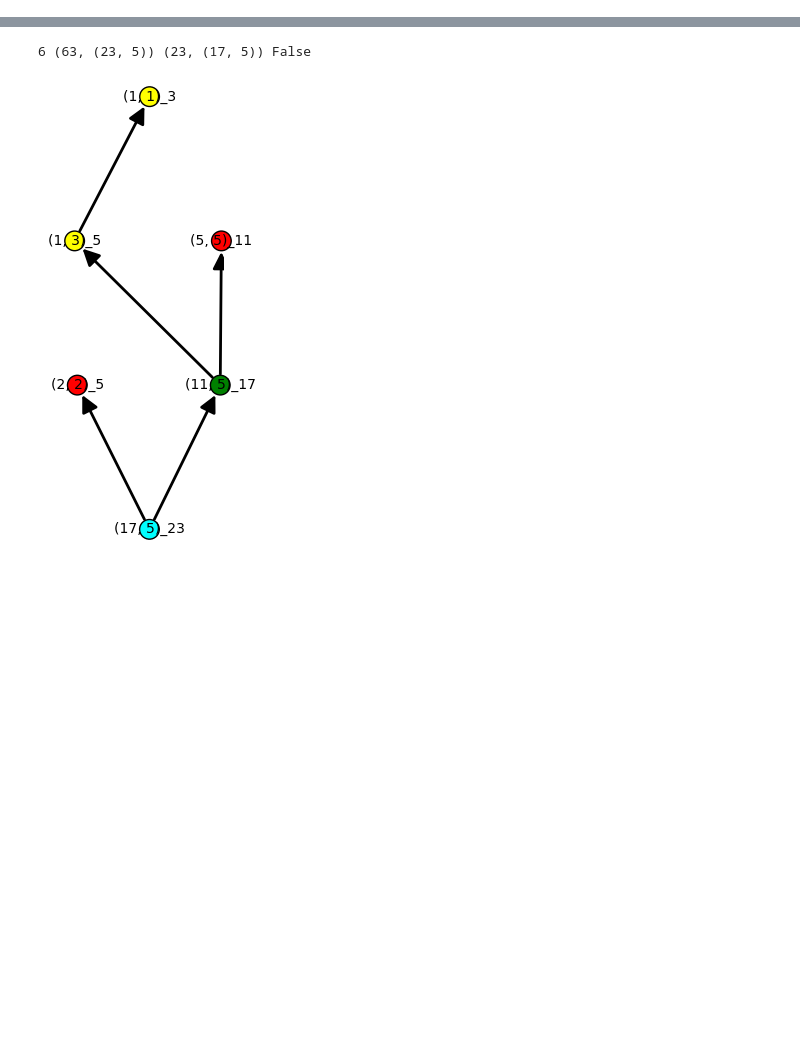
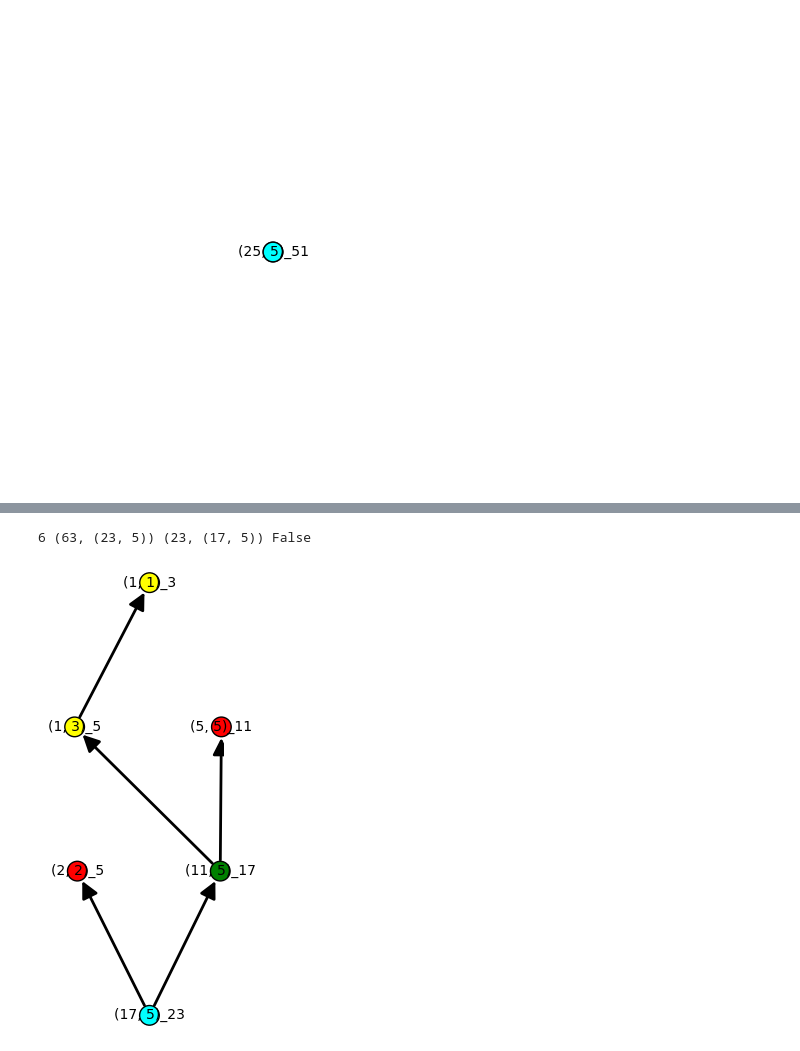
Before and after one commit to filedesless/singularite_j, a Jupyter notebook: notebooks/eval.ipynb, the cells around one changed output, grey strips where cells are left out. Drawn from its saved outputs; the diff is of its cells as text; code cells hidden in the pictures; blank space fills up the shorter version.

```diff
--- a/notebooks/eval.ipynb
+++ b/notebooks/eval.ipynb
@@ -39,0 +67,7 @@ def vis_eval(n, r):
+# %%
+# n = 32, a = 13, b = 3, -a = 19
+# vis_eval(32, (19, 3))
+# vis_eval(11, (7, 2))
+vis_eval(51, (25, 5))
+# %% [output]
+[figure, added]
```
Also changed, not shown: parts of 2 cells of this notebook, 4 other files.
